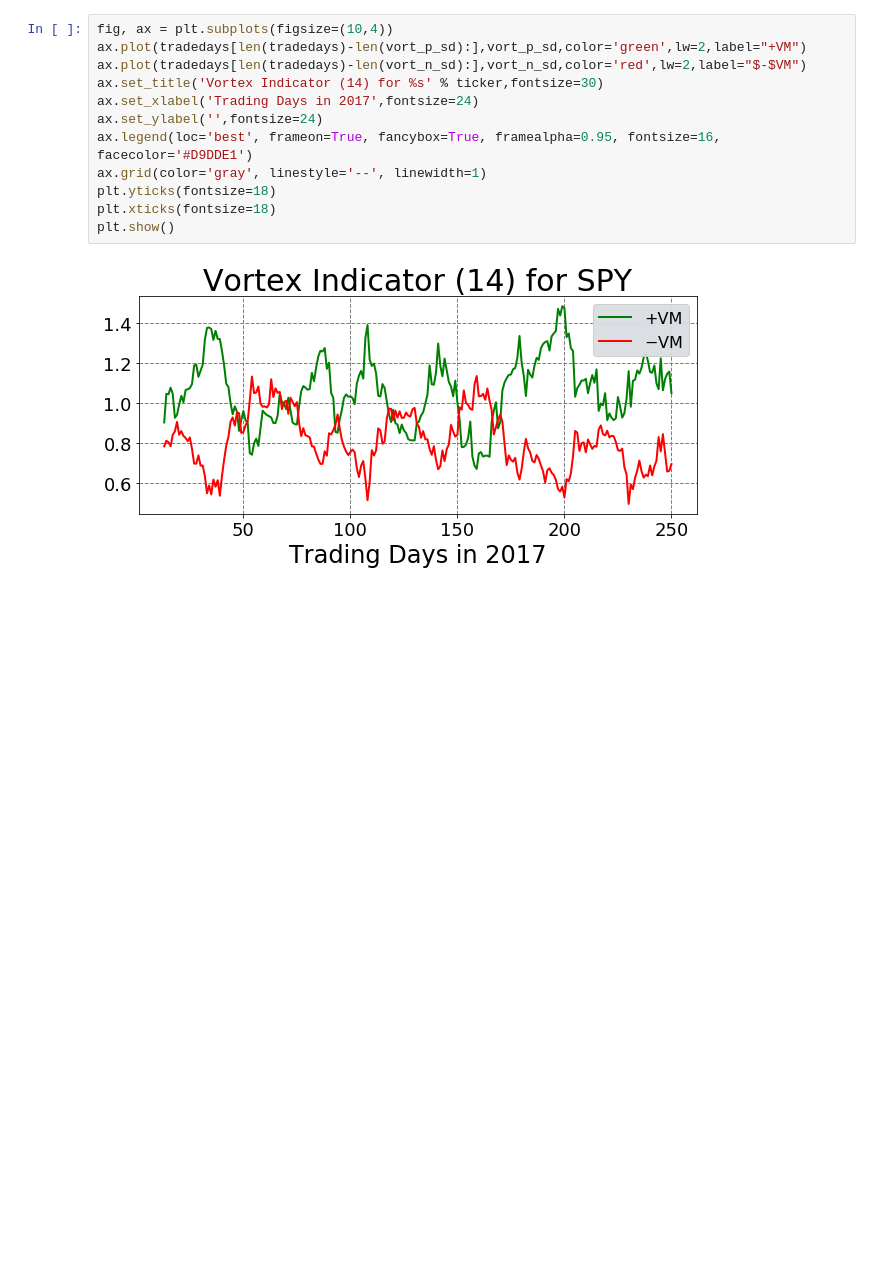
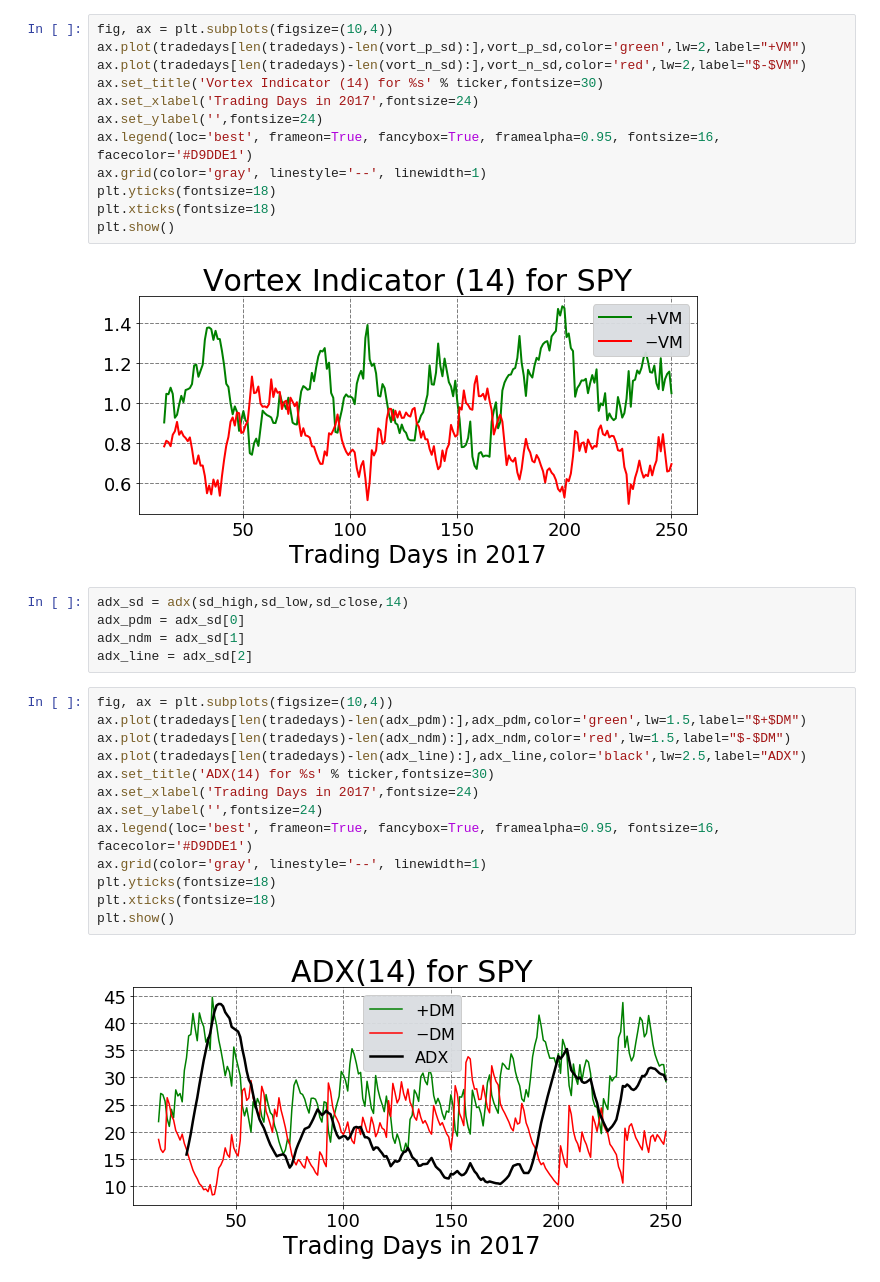
Before and after one commit to mzyates/techindicators, a Jupyter notebook: example_notebook.ipynb, the cells around one changed output. Drawn from its saved outputs; the diff is of its cells as text; blank space fills up the shorter version.

Commit message:
Added ADX calculation and plot.

```diff
--- a/example_notebook.ipynb
+++ b/example_notebook.ipynb
@@ -305,3 +305,23 @@ plt.xticks(fontsize=18)
 plt.show()
 # %% [output]
 [figure]
+# %%
+adx_sd = adx(sd_high,sd_low,sd_close,14)
+adx_pdm = adx_sd[0]
+adx_ndm = adx_sd[1]
+adx_line = adx_sd[2]
+# %%
+fig, ax = plt.subplots(figsize=(10,4))
+ax.plot(tradedays[len(tradedays)-len(adx_pdm):],adx_pdm,color='green',lw=1.5,label="$+$DM")
+ax.plot(tradedays[len(tradedays)-len(adx_ndm):],adx_ndm,color='red',lw=1.5,label="$-$DM")
+ax.plot(tradedays[len(tradedays)-len(adx_line):],adx_line,color='black',lw=2.5,label="ADX")
+ax.set_title('ADX(14) for %s' % ticker,fontsize=30)
+ax.set_xlabel('Trading Days in 2017',fontsize=24)
+ax.set_ylabel('',fontsize=24)
+ax.legend(loc='best', frameon=True, fancybox=True, framealpha=0.95, fontsize=16, facecolor='#D9DDE1')
+ax.grid(color='gray', linestyle='--', linewidth=1)
+plt.yticks(fontsize=18)
+plt.xticks(fontsize=18)
+plt.show()
+# %% [output]
+[figure, added]
```
